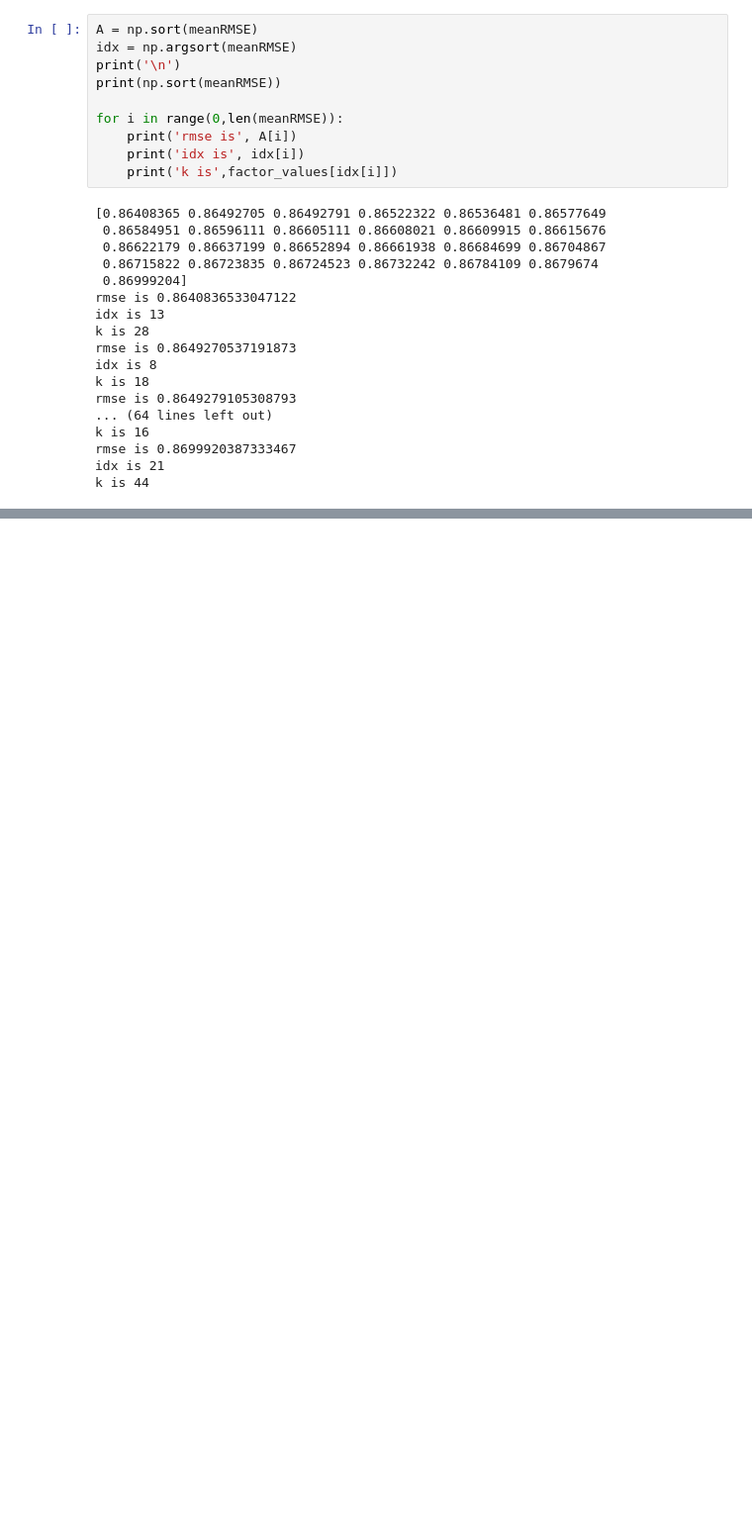
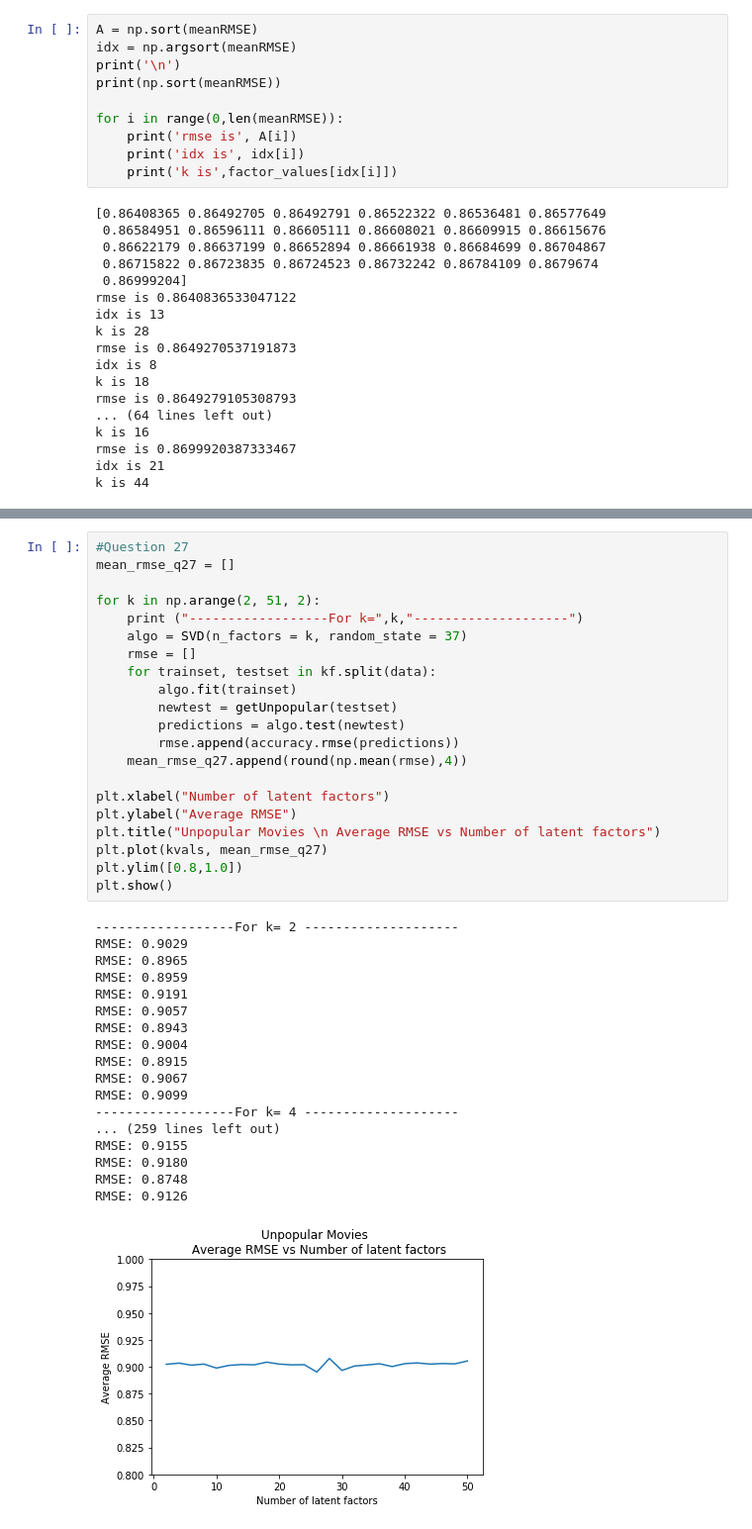
Before and after one commit to rupadevan94/large-scale-data-mining, a Jupyter notebook: Project3_1-29.ipynb, the cells around one changed output, grey strips where cells are left out. Shown at 99% size. Drawn from its saved outputs; the diff is of its cells as text; blank space fills up the shorter version.

```diff
--- a/Project3_1-29.ipynb
+++ b/Project3_1-29.ipynb
@@ -1161,0 +1336,40 @@ min value of avg MAE= 1.0413581983518092
+# %%
+#Question 27
+mean_rmse_q27 = []
+
+for k in np.arange(2, 51, 2):
+    print ("------------------For k=",k,"--------------------")
+    algo = SVD(n_factors = k, random_state = 37)
+    rmse = []
+    for trainset, testset in kf.split(data):
+        algo.fit(trainset)
+        newtest = getUnpopular(testset)
+        predictions = algo.test(newtest)
+        rmse.append(accuracy.rmse(predictions))
+    mean_rmse_q27.append(round(np.mean(rmse),4))
+
+plt.xlabel("Number of latent factors")
+plt.ylabel("Average RMSE")
+plt.title("Unpopular Movies \n Average RMSE vs Number of latent factors")
+plt.plot(kvals, mean_rmse_q27)
+plt.ylim([0.8,1.0])
+plt.show()
+# %% [output]
+------------------For k= 2 --------------------
+RMSE: 0.9029
+RMSE: 0.8965
+RMSE: 0.8959
+RMSE: 0.9191
+RMSE: 0.9057
+RMSE: 0.8943
+RMSE: 0.9004
+RMSE: 0.8915
+RMSE: 0.9067
+RMSE: 0.9099
+------------------For k= 4 --------------------
+... (259 lines left out)
+RMSE: 0.9155
+RMSE: 0.9180
+RMSE: 0.8748
+RMSE: 0.9126
+[figure, added]
```
Also changed, not shown: parts of 25 cells of this notebook.
